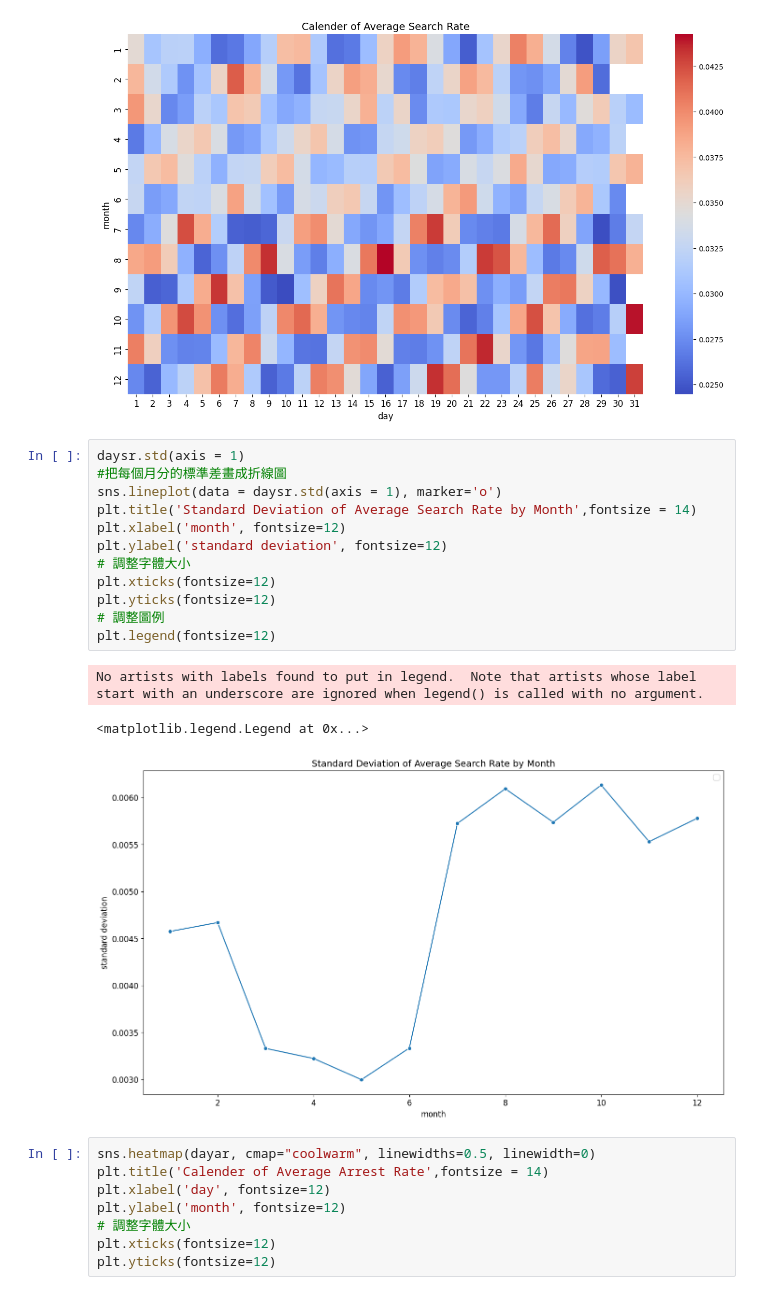
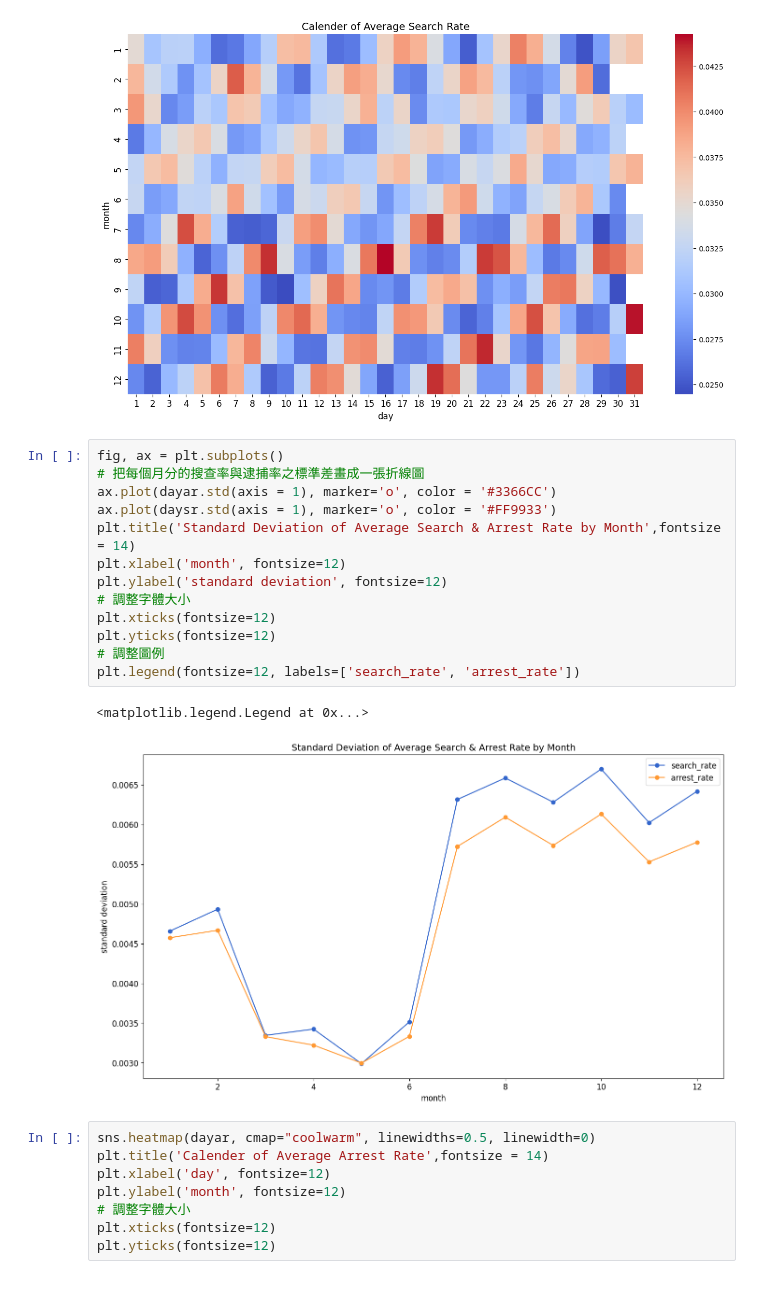
Before and after one commit to tyhsu719/final_repo, a Jupyter notebook: final_project/code scripts & data/policing activities.ipynb, the cells around one changed output. Drawn from its saved outputs; the diff is of its cells as text.

```diff
--- a/final_project/code scripts & data/policing activities.ipynb
+++ b/final_project/code scripts & data/policing activities.ipynb
@@ -178,21 +160,21 @@ plt.yticks(fontsize=12)
   Text(0, 11.5, '12')])
 [figure]
 # %%
-daysr.std(axis = 1)
-#把每個月分的標準差畫成折線圖
-sns.lineplot(data = daysr.std(axis = 1), marker='o')
-plt.title('Standard Deviation of Average Search Rate by Month',fontsize = 14)
+fig, ax = plt.subplots()
+# 把每個月分的搜查率與逮捕率之標準差畫成一張折線圖
+ax.plot(dayar.std(axis = 1), marker='o', color = '#3366CC')
+ax.plot(daysr.std(axis = 1), marker='o', color = '#FF9933')
+plt.title('Standard Deviation of Average Search & Arrest Rate by Month',fontsize = 14)
 plt.xlabel('month', fontsize=12)
 plt.ylabel('standard deviation', fontsize=12)
 # 調整字體大小
 plt.xticks(fontsize=12)
 plt.yticks(fontsize=12)
 # 調整圖例
-plt.legend(fontsize=12)
+plt.legend(fontsize=12, labels=['search_rate', 'arrest_rate'])
 # %% [output]
-No artists with labels found to put in legend.  Note that artists whose label start with an underscore are ignored when legend() is called with no argument.
+<matplotlib.legend.Legend at 0x...>
-<matplotlib.legend.Legend at 0x...>
-[figure, old version]
+[figure, new version]
 # %%
 sns.heatmap(dayar, cmap="coolwarm", linewidths=0.5, linewidth=0)
 plt.title('Calender of Average Arrest Rate',fontsize = 14)
```
Also changed, not shown: parts of 3 cells of this notebook.
